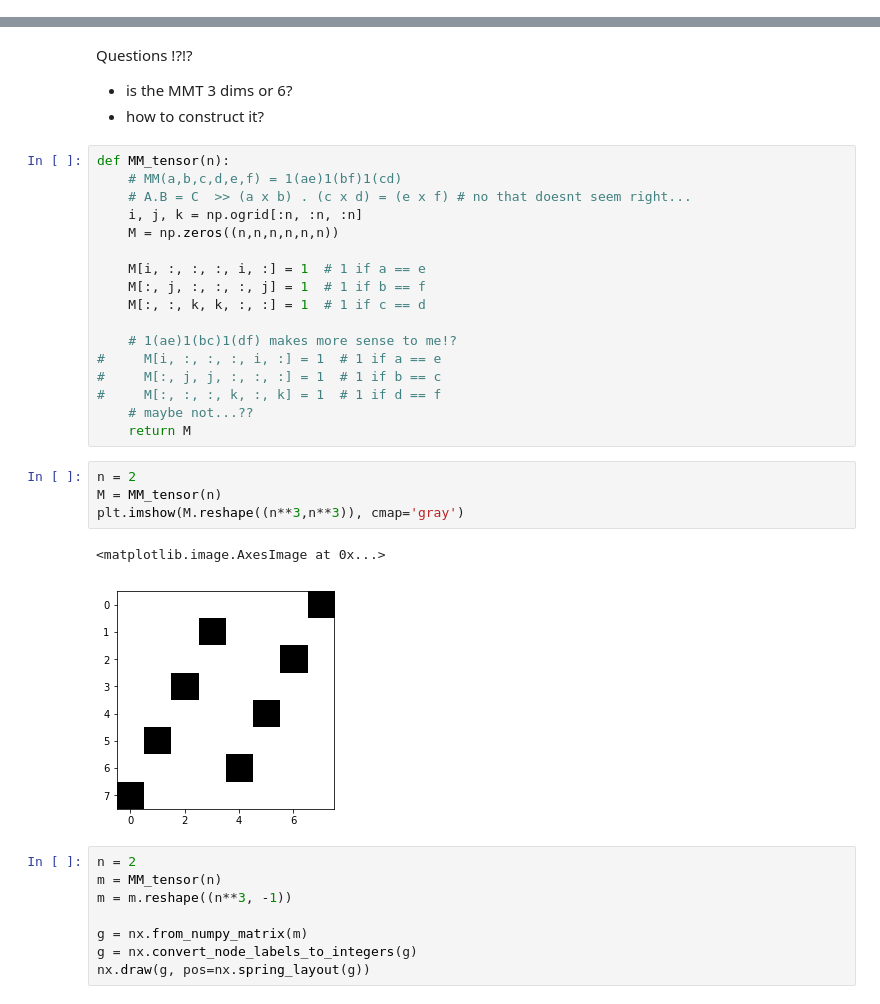
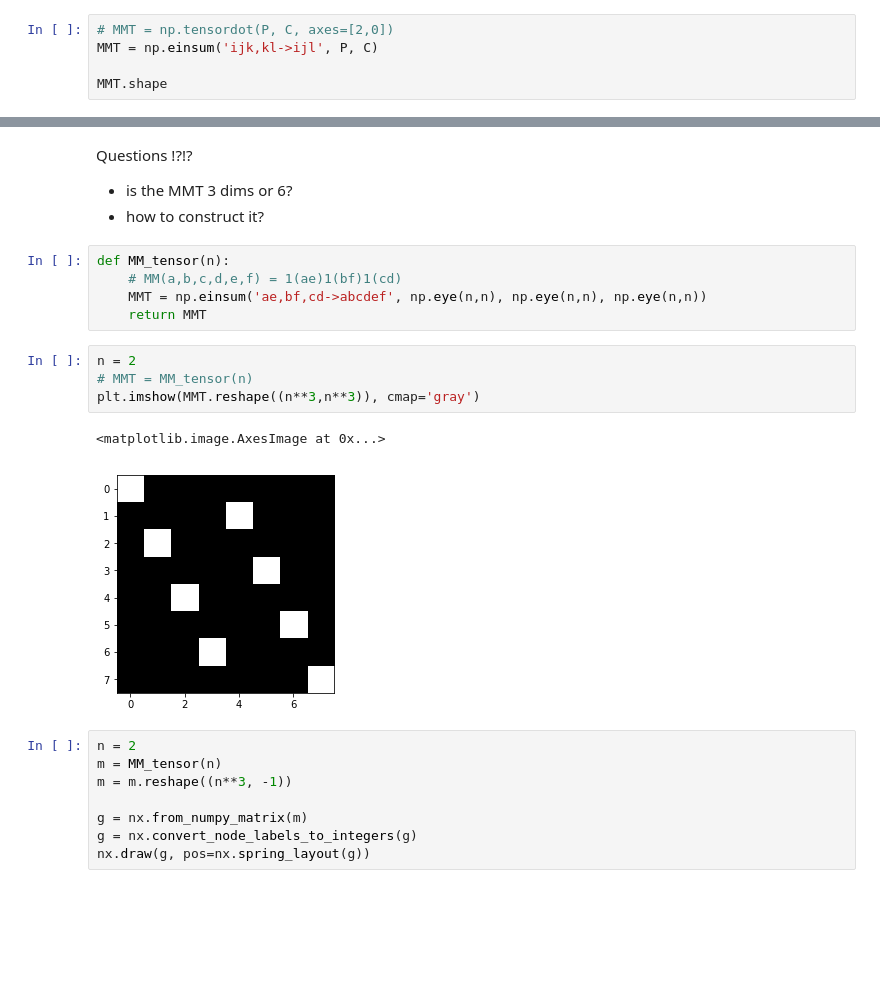
Before and after one commit to act65/datasci, a Jupyter notebook: tensor-networks/matmul.ipynb, the cells around one changed output, grey strips where cells are left out. Drawn from its saved outputs; the diff is of its cells as text; blank space fills up the shorter version.

```diff
--- a/tensor-networks/matmul.ipynb
+++ b/tensor-networks/matmul.ipynb
@@ -241,0 +214,5 @@ Simple, it uses less multiplications. Yes, but why is that possible?
+# %%
+# MMT = np.tensordot(P, C, axes=[2,0])
+MMT = np.einsum('ijk,kl->ijl', P, C)
+
+MMT.shape
@@ -307,30 +342,18 @@ Questions !?!?
 
 - is the MMT 3 dims or 6?
 - how to construct it?
-# %%
-def MM_tensor(n):
-    # MM(a,b,c,d,e,f) = 1(ae)1(bf)1(cd)
-    # A.B = C  >> (a x b) . (c x d) = (e x f) # no that doesnt seem right...
-    i, j, k = np.ogrid[:n, :n, :n]
-    M = np.zeros((n,n,n,n,n,n))
-
-    M[i, :, :, :, i, :] = 1  # 1 if a == e
-    M[:, j, :, :, :, j] = 1  # 1 if b == f
-    M[:, :, k, k, :, :] = 1  # 1 if c == d
-
-    # 1(ae)1(bc)1(df) makes more sense to me!?
-#     M[i, :, :, :, i, :] = 1  # 1 if a == e
-#     M[:, j, j, :, :, :] = 1  # 1 if b == c
-#     M[:, :, :, k, :, k] = 1  # 1 if d == f
-    # maybe not...??
-    return M
+# %%
+def MM_tensor(n):
+    # MM(a,b,c,d,e,f) = 1(ae)1(bf)1(cd)
+    MMT = np.einsum('ae,bf,cd->abcdef', np.eye(n,n), np.eye(n,n), np.eye(n,n))
+    return MMT
 # %%
 n = 2
-M = MM_tensor(n)
-plt.imshow(M.reshape((n**3,n**3)), cmap='gray')
+# MMT = MM_tensor(n)
+plt.imshow(MMT.reshape((n**3,n**3)), cmap='gray')
 # %% [output]
 <matplotlib.image.AxesImage at 0x...>
-[figure, old version]
+[figure, new version]
 # %%
 n = 2
 m = MM_tensor(n)
```
Also changed, not shown: parts of 14 cells of this notebook.
